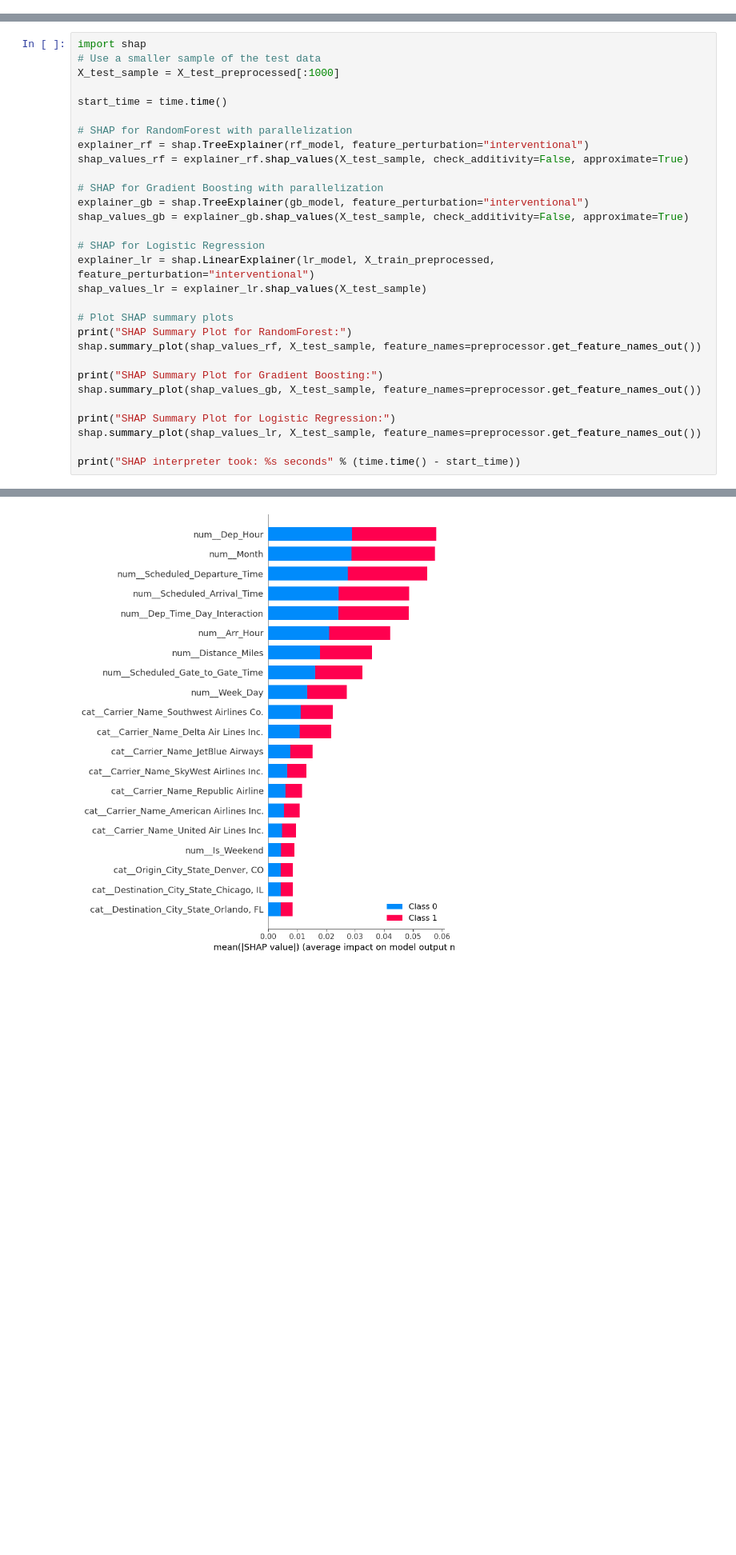
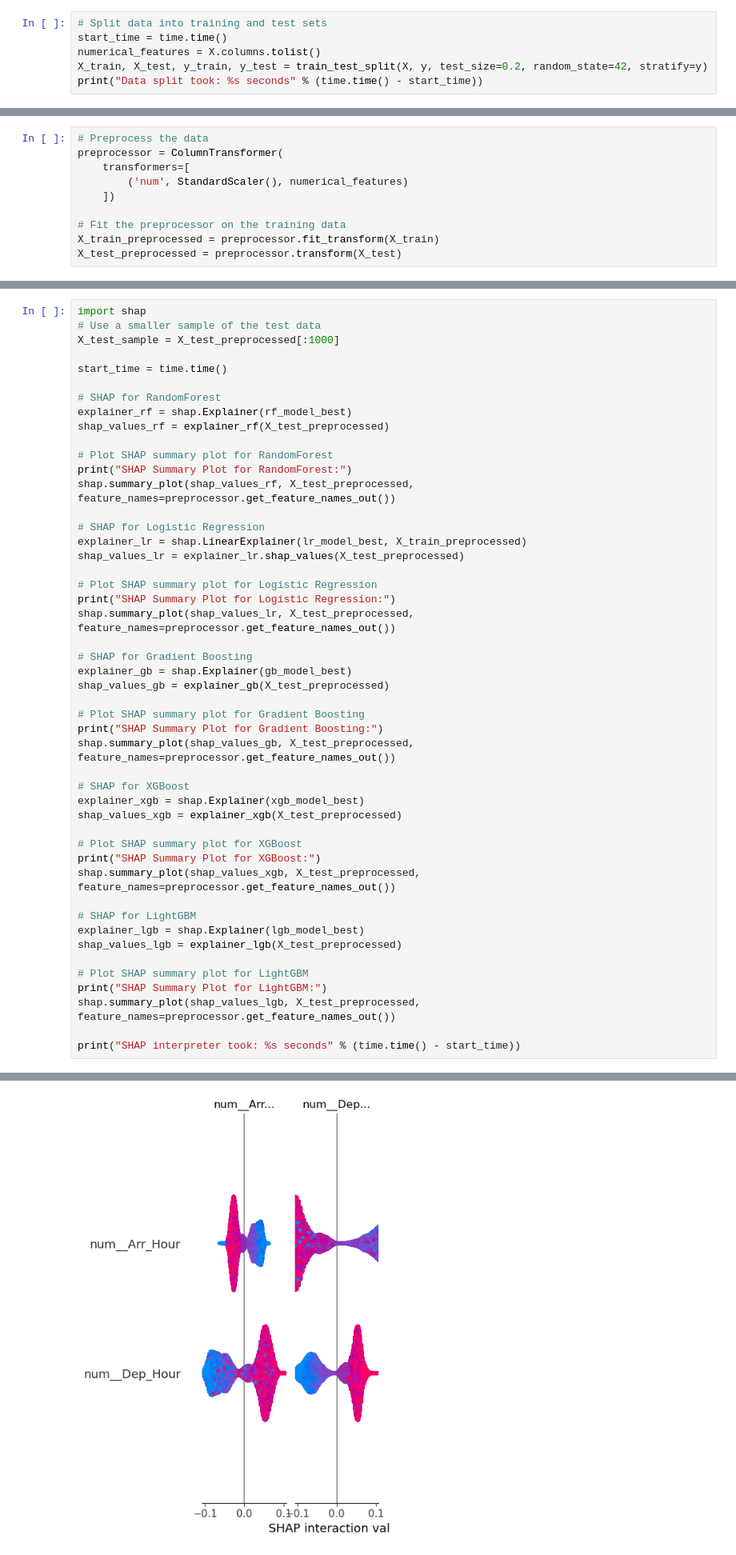
Before and after one commit to B-Treftz/Flight_Status_Predictor, a Jupyter notebook: 4_Model_Creation_and_Optimization/Model_Create_Smaranda.ipynb, the cells around one changed output, grey strips where cells are left out. Shown at 80% size. Cells and saved outputs as stored; diff of their text form; blank space fills up the shorter version.

```diff
--- a/4_Model_Creation_and_Optimization/Model_Create_Smaranda.ipynb
+++ b/4_Model_Creation_and_Optimization/Model_Create_Smaranda.ipynb
@@ -675,0 +101,6 @@ Model evaluation took: 26.94721555709839 seconds
+# %%
+# Split data into training and test sets
+start_time = time.time()
+numerical_features = X.columns.tolist()
+X_train, X_test, y_train, y_test = train_test_split(X, y, test_size=0.2, random_state=42, stratify=y)
+print("Data split took: %s seconds" % (time.time() - start_time))
@@ -675,0 +109,10 @@ Model evaluation took: 26.94721555709839 seconds
+# %%
+# Preprocess the data
+preprocessor = ColumnTransformer(
+    transformers=[
+        ('num', StandardScaler(), numerical_features)
+    ])
+
+# Fit the preprocessor on the training data
+X_train_preprocessed = preprocessor.fit_transform(X_train)
+X_test_preprocessed = preprocessor.transform(X_test)
@@ -682,27 +432,45 @@ X_test_sample = X_test_preprocessed[:1000]
 
 start_time = time.time()
 
-# SHAP for RandomForest with parallelization
-explainer_rf = shap.TreeExplainer(rf_model, feature_perturbation="interventional")
-shap_values_rf = explainer_rf.shap_values(X_test_sample, check_additivity=False, approximate=True)
+# SHAP for RandomForest
+explainer_rf = shap.Explainer(rf_model_best)
+shap_values_rf = explainer_rf(X_test_preprocessed)
 
-# SHAP for Gradient Boosting with parallelization
-explainer_gb = shap.TreeExplainer(gb_model, feature_perturbation="interventional")
-shap_values_gb = explainer_gb.shap_values(X_test_sample, check_additivity=False, approximate=True)
+# Plot SHAP summary plot for RandomForest
+print("SHAP Summary Plot for RandomForest:")
+shap.summary_plot(shap_values_rf, X_test_preprocessed, feature_names=preprocessor.get_feature_names_out())
 
 # SHAP for Logistic Regression
-explainer_lr = shap.LinearExplainer(lr_model, X_train_preprocessed, feature_perturbation="interventional")
-shap_values_lr = explainer_lr.shap_values(X_test_sample)
+explainer_lr = shap.LinearExplainer(lr_model_best, X_train_preprocessed)
+shap_values_lr = explainer_lr.shap_values(X_test_preprocessed)
 
-# Plot SHAP summary plots
-print("SHAP Summary Plot for RandomForest:")
-shap.summary_plot(shap_values_rf, X_test_sample, feature_names=preprocessor.get_feature_names_out())
+# Plot SHAP summary plot for Logistic Regression
+print("SHAP Summary Plot for Logistic Regression:")
+shap.summary_plot(shap_values_lr, X_test_preprocessed, feature_names=preprocessor.get_feature_names_out())
 
+# SHAP for Gradient Boosting
+explainer_gb = shap.Explainer(gb_model_best)
+shap_values_gb = explainer_gb(X_test_preprocessed)
+
+# Plot SHAP summary plot for Gradient Boosting
 print("SHAP Summary Plot for Gradient Boosting:")
-shap.summary_plot(shap_values_gb, X_test_sample, feature_names=preprocessor.get_feature_names_out())
+shap.summary_plot(shap_values_gb, X_test_preprocessed, feature_names=preprocessor.get_feature_names_out())
 
-print("SHAP Summary Plot for Logistic Regression:")
-shap.summary_plot(shap_values_lr, X_test_sample, feature_names=preprocessor.get_feature_names_out())
+# SHAP for XGBoost
+explainer_xgb = shap.Explainer(xgb_model_best)
+shap_values_xgb = explainer_xgb(X_test_preprocessed)
+
+# Plot SHAP summary plot for XGBoost
+print("SHAP Summary Plot for XGBoost:")
+shap.summary_plot(shap_values_xgb, X_test_preprocessed, feature_names=preprocessor.get_feature_names_out())
+
+# SHAP for LightGBM
+explainer_lgb = shap.Explainer(lgb_model_best)
+shap_values_lgb = explainer_lgb(X_test_preprocessed)
+
+# Plot SHAP summary plot for LightGBM
+print("SHAP Summary Plot for LightGBM:")
+shap.summary_plot(shap_values_lgb, X_test_preprocessed, feature_names=preprocessor.get_feature_names_out())
 
 print("SHAP interpreter took: %s seconds" % (time.time() - start_time))
 # %% [output]
@@ -711 +480 @@ SHAP Summary Plot for RandomForest:
-[figure, old version]
+[figure, new version]
```
Also changed, not shown: parts of 63 cells of this notebook.
